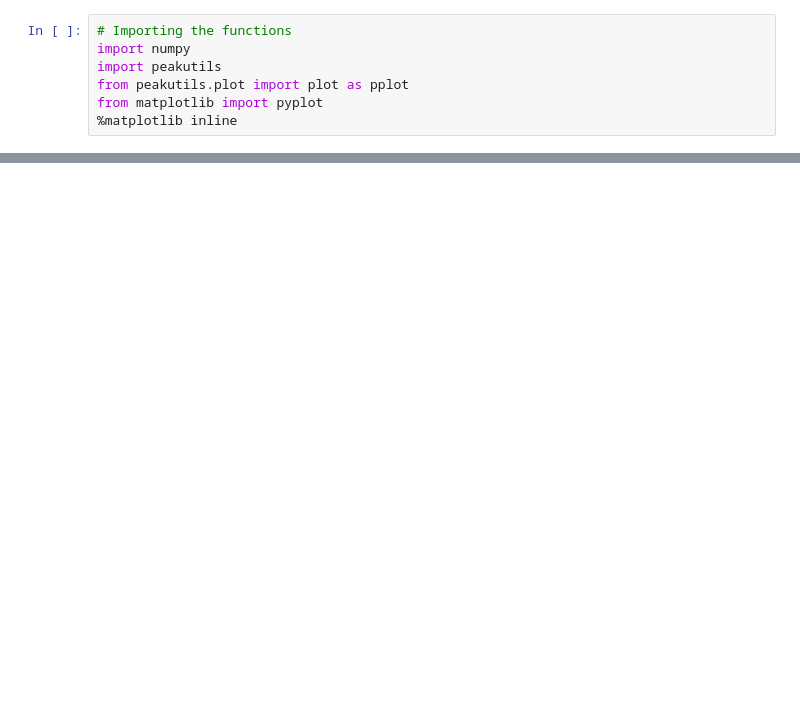
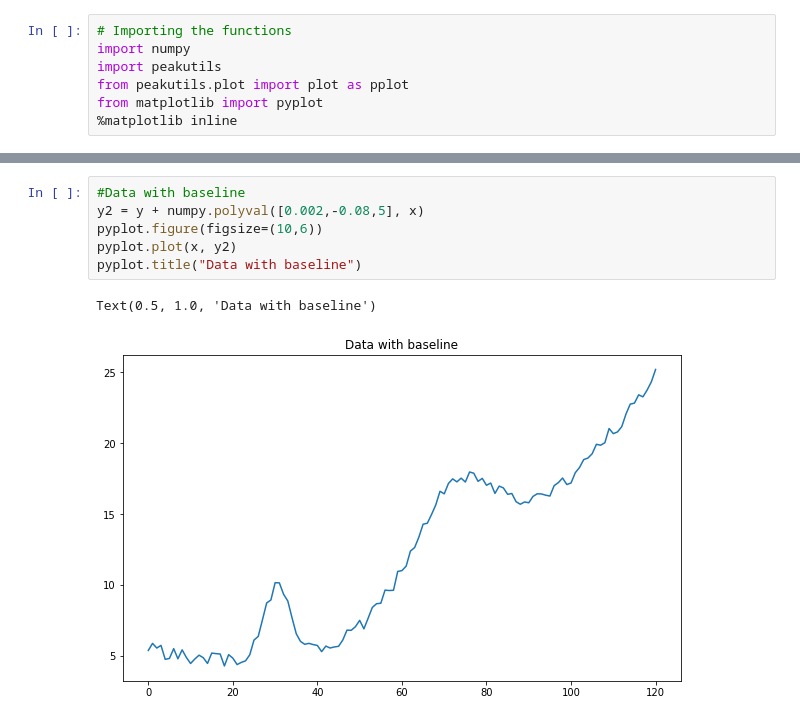
Before and after one commit to raman-noodles/Raman-noodles, a Jupyter notebook: Explore_Dev/Peak_utils_test.ipynb, the cells around one changed output, grey strips where cells are left out. Cells and saved outputs as stored; diff of their text form; blank space fills up the shorter version.

```diff
--- a/Explore_Dev/Peak_utils_test.ipynb
+++ b/Explore_Dev/Peak_utils_test.ipynb
@@ -79,0 +245,9 @@ print(peaks_x)
+# %%
+#Data with baseline
+y2 = y + numpy.polyval([0.002,-0.08,5], x)
+pyplot.figure(figsize=(10,6))
+pyplot.plot(x, y2)
+pyplot.title("Data with baseline")
+# %% [output]
+Text(0.5, 1.0, 'Data with baseline')
+[figure, added]
```
Also changed, not shown: parts of 18 cells of this notebook.
